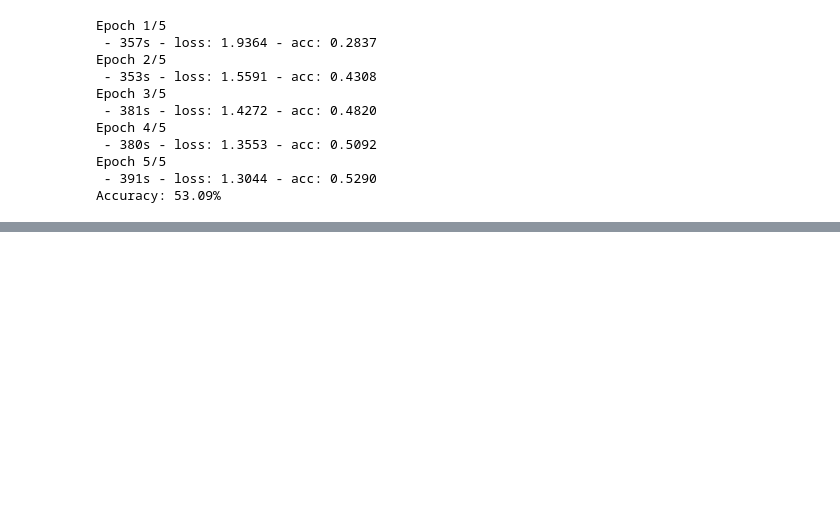
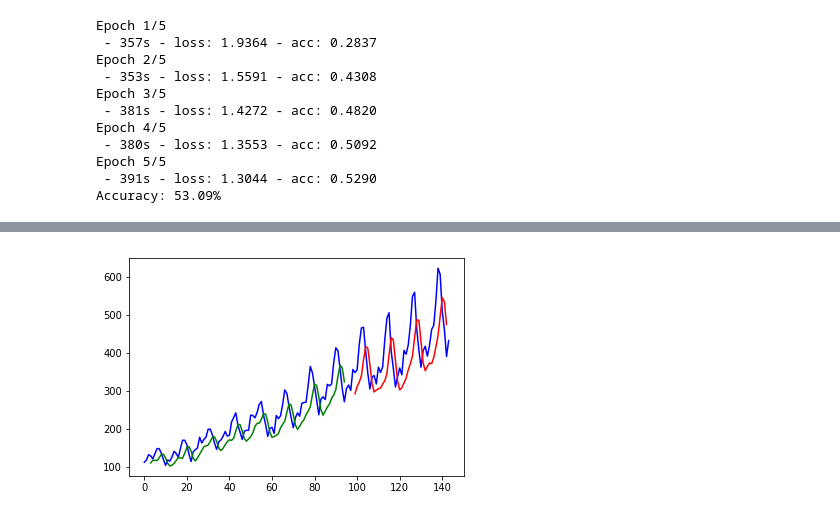
Before and after one commit to willschang/keras_learn, a Jupyter notebook: keras_learn_1.ipynb, the cells around one changed output, grey strips where cells are left out. Drawn from its saved outputs; the diff is of its cells as text; code cells hidden in the pictures; blank space fills up the shorter version.

```diff
--- a/keras_learn_1.ipynb
+++ b/keras_learn_1.ipynb
@@ -1345,0 +1386,85 @@ Accuracy: 53.09%
+# %%
+%matplotlib inline
+import numpy as np
+from pandas import read_csv
+from matplotlib import pyplot as plt
+import math
+from keras.models import Sequential
+from keras.layers import Dense
+
+
+seed = 7
+batch_size = 20
+epochs = 50
+filename = 'data/international-airline-passengers.csv'
+footer = 3
+# 构造前几月的数据
+look_back=3
+
+# 生成所需的数据
+def create_dataset(dataset):
+    dataX, dataY = [], []
+    for i in range(len(dataset) - look_back - 1):
+        x = dataset[i: i + look_back, 0]
+        dataX.append(x)
+        y = dataset[i + look_back, 0]
+        dataY.append(y)
+        if i%20 == 0:
+            print('X: %s, Y: %s' % (x, y))
+    return np.array(dataX), np.array(dataY)
+
+# 构建keras预测模型
+def build_model():
+    model = Sequential()
+    model.add(Dense(units=12, input_dim=look_back, activation='relu'))
+    model.add(Dense(units=8, activation='relu'))
+    model.add(Dense(units=1))
+    model.compile(loss='mean_squared_error', optimizer='adam')
+    return model
+
+if __name__ == '__main__':
+
+    # 设置随机种子
+    np.random.seed(seed)
+
+    # 导入数据
+    data = read_csv(filename, usecols=[1], engine='python', skipfooter=footer)
+    dataset = data.values.astype('float32')
+    train_size = int(len(dataset) * 0.67)
+    validation_size = len(dataset) - train_size
+    train, validation = dataset[0: train_size, :], dataset[train_size: len(dataset), :]
+
+    # 创建dataset，让数据产生相关性
+    X_train, y_train = create_dataset(train)
+    X_validation, y_validation = create_dataset(validation)
+
+    # 训练模型
+    model = build_model()
+    model.fit(X_train, y_train, epochs=epochs, batch_size=batch_size, verbose=2)
+
+    # 评估模型
+    train_score = model.evaluate(X_train, y_train, verbose=0)
+    print('Train Score: %.2f MSE (%.2f RMSE)' % (train_score, math.sqrt(train_score)))
+    validation_score = model.evaluate(X_validation, y_validation, verbose=0)
+    print('Validatin Score: %.2f MSE (%.2f RMSE)' % (validation_score, math.sqrt(validation_score)))
+
+    # 图表查看预测趋势
+    predict_train = model.predict(X_train)
+    predict_validation = model.predict(X_validation)
+
+    # 构建通过训练集进行预测的图表数据
+    predict_train_plot = np.empty_like(dataset)
+    predict_train_plot[:, :] = np.nan
+    predict_train_plot[look_back:len(predict_train) + look_back, :] = predict_train
+
+    # 构建通过评估数据集进行预测的图表数据
+    predict_validation_plot = np.empty_like(dataset)
+    predict_validation_plot[:, :] = np.nan
+    predict_validation_plot[len(predict_train) + look_back * 2 + 1:len(dataset) - 1, :] = predict_validation
+
+    # 图表显示
+    plt.plot(dataset, color='blue')
+    plt.plot(predict_train_plot, color='green')
+    plt.plot(predict_validation_plot, color='red')
+    plt.show()
+# %% [output]
@@ -1345,0 +1488 @@ Accuracy: 53.09%
+[figure, added]
```
Also changed, not shown: parts of 10 cells of this notebook, 2 other files.
